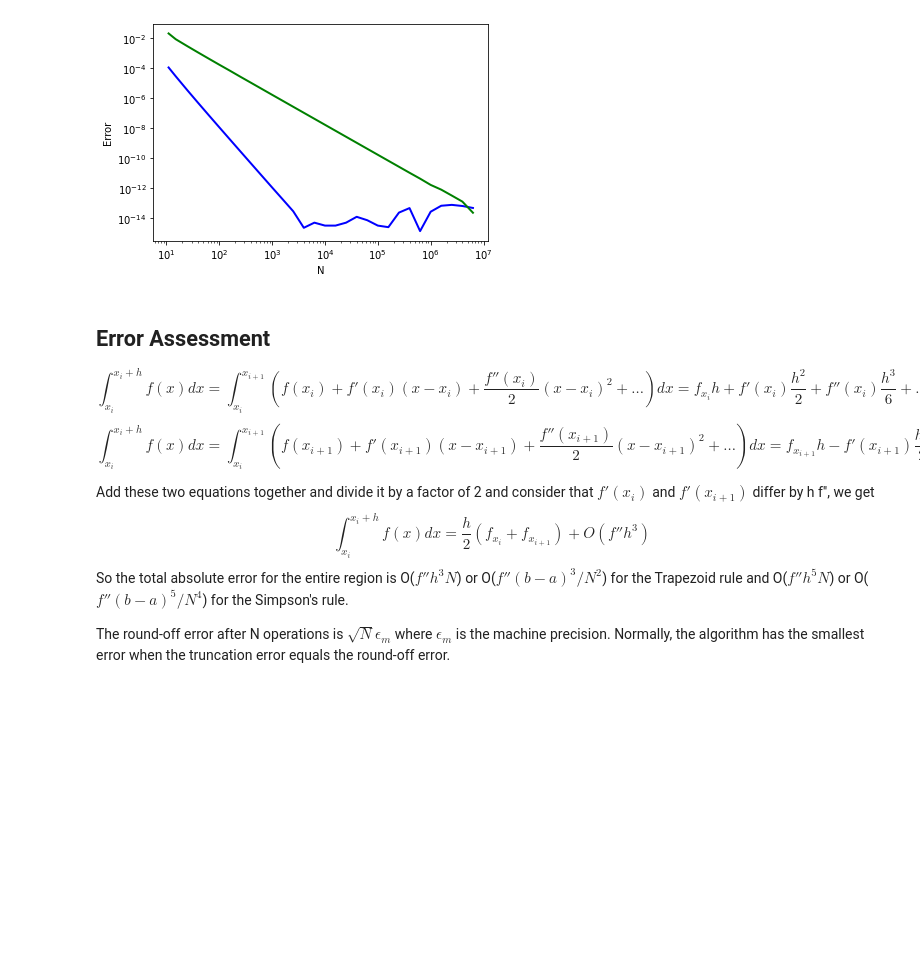
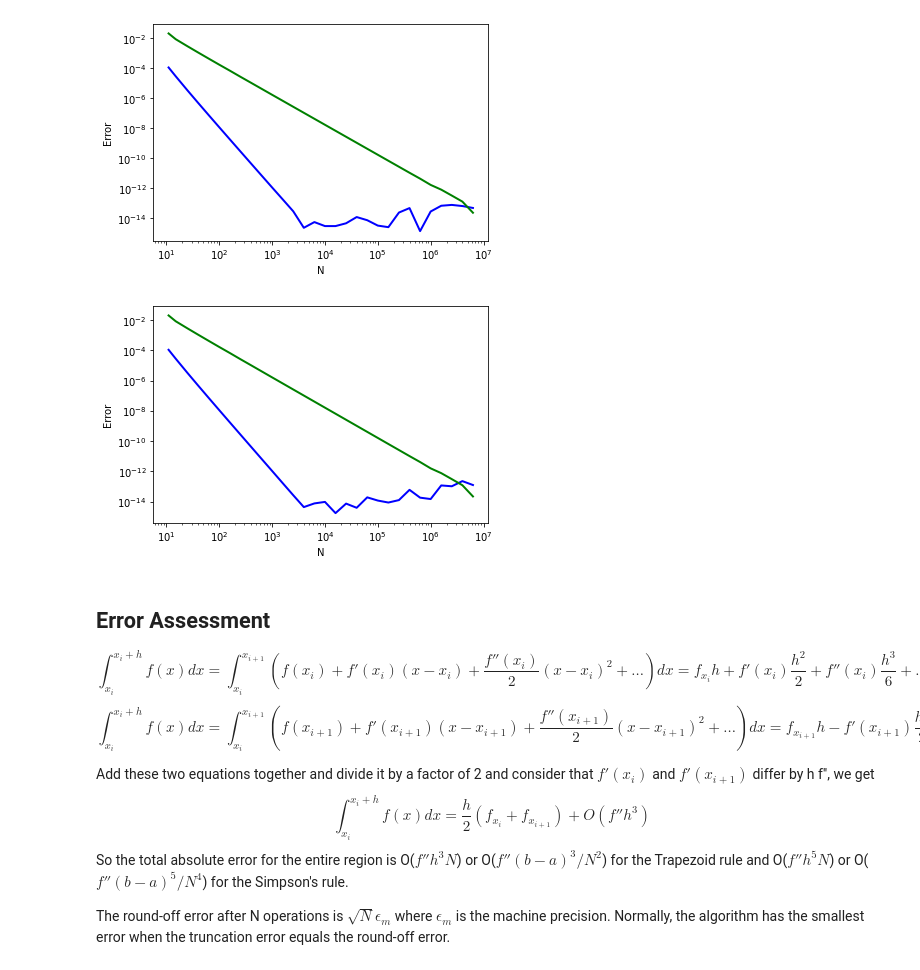
Before and after one commit to ShunqH/computational-physics-class-404-604-Spring-2024, a Jupyter notebook: Lect4.ipynb, the cells around one changed output. Drawn from its saved outputs; the diff is of its cells as text; code cells hidden in the pictures; blank space fills up the shorter version.

```diff
--- a/Lect4.ipynb
+++ b/Lect4.ipynb
@@ -418,12 +418,12 @@ def Simpson(A,B,y,N):
         return 0;
 
     h = (B-A)/(N-1)
-    sum = (y(A)+y(B))/3.*h+y(B-h)*4./3.*h
-    for i in range(2,N-1):
+    sum = (y(A)+y(B))/3.*h # +y(B-h)*4./3.*h
+    for i in range(2,N):
         if(i%2==0):
-            sum += ...# finish this line for even terms
+            sum += (4./3.)*h*y(A+(i-1)*h)
         if(i%2==1):
-            sum += ...# finish this line for odd terms
+            sum += (2./3.)*h*y(A+(i-1)*h)
 
     return sum
 # %%
@@ -447,6 +447,43 @@ plt.ylabel('Error')
 plt.show()
 # %% [output]
 [figure]
+# %%
+def Integrate(function_list, x1, x2):
+    n = len(function_list)
+    if n%2 == 0:
+        print("error: n is not odd.")
+        return 0
+    integ = function_list[0] + function_list[-1]
+    for k in range(1,n-1):
+        if k%2 == 0:
+            integ = integ + 2*function_list[k]
+        else:
+            integ = integ + 4*function_list[k]
+    integ = integ*((x2-x1)/(3*(n-1)))
+    return integ
+# %%
+import numpy as np
+import matplotlib.pyplot as plt
+
+narr=np.array([])
+yarr2=np.array([])
+
+for i in 10**np.arange(1,7,0.2):
+    xlist = np.linspace(0, np.pi, int(i/2)*2+1)
+    func = np.sin(xlist)
+    y=Integrate(func, 0, np.pi)
+    narr=np.append(narr,int(i/2)*2+1)
+    yarr2=np.append(yarr2,y)
+
+plt.plot(narr, np.abs(yarr2-2.), 'b-', lw=2)
+plt.plot(narr, np.abs(yarr-2.), 'g-', lw=2)
+plt.xscale('log')
+plt.yscale('log')
+plt.xlabel('N')
+plt.ylabel('Error')
+plt.show()
+# %% [output]
+[figure, added]
 # %% [markdown]
 ## Error Assessment
 
```
Also changed, not shown: 1 other file.
